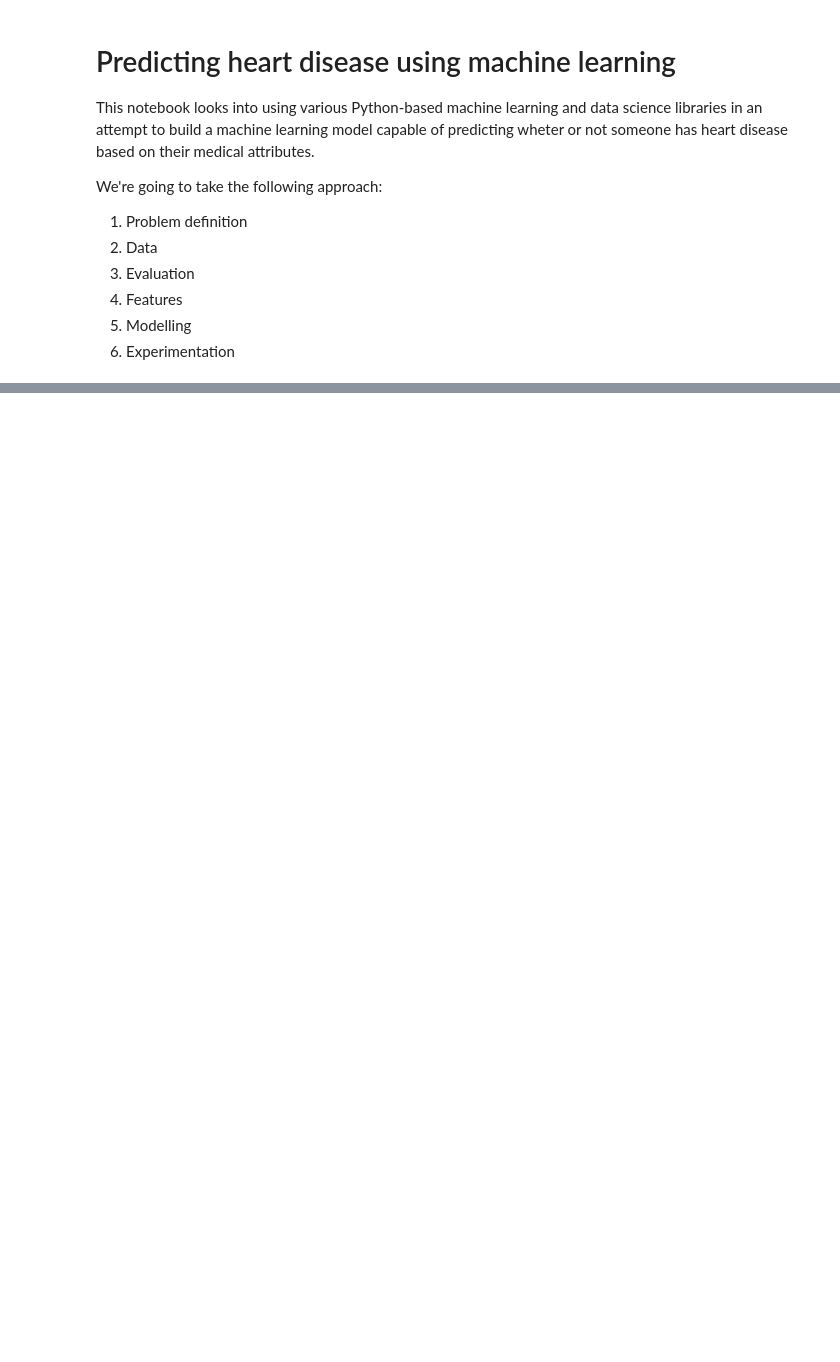
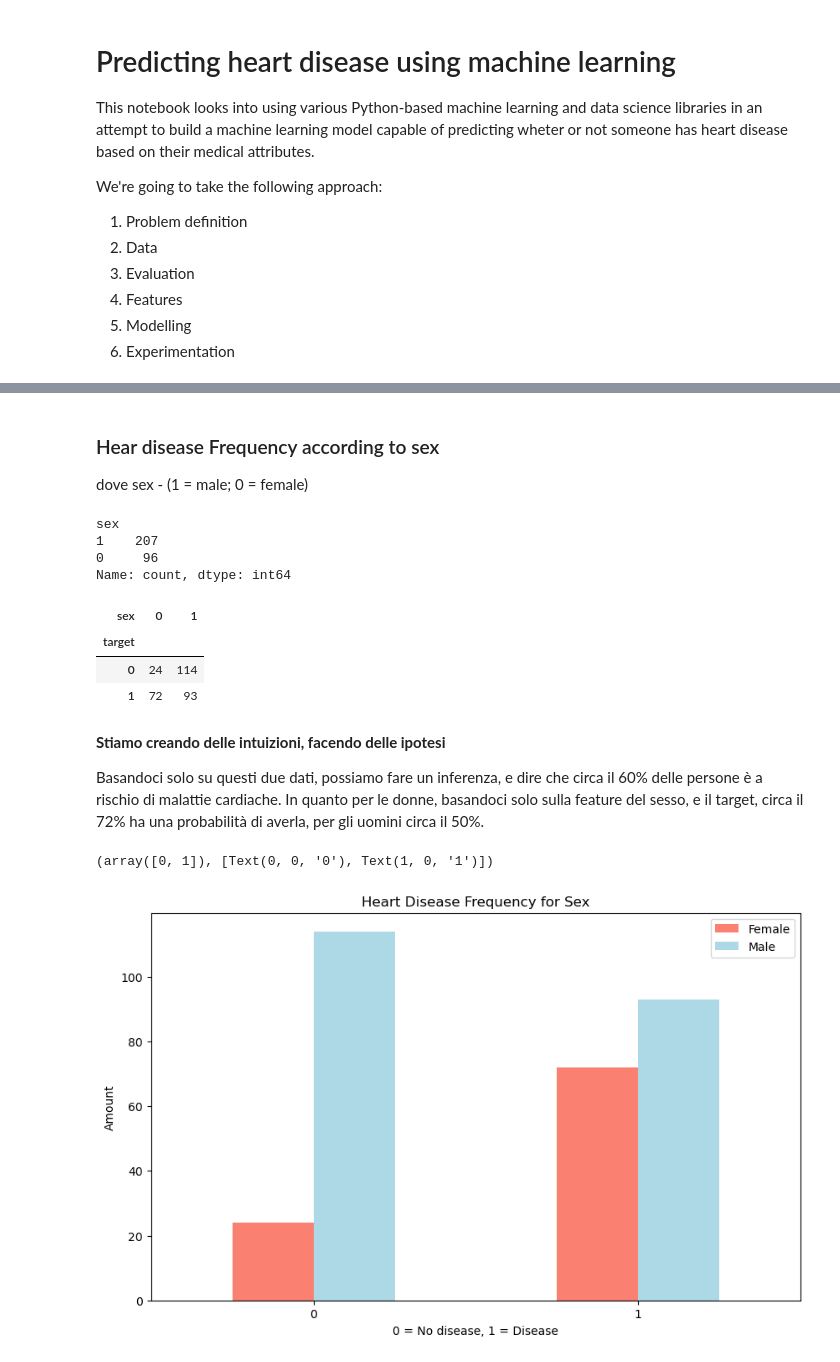
Before and after one commit to Pandagan-85/ZTM-Machine-learning, a Jupyter notebook: heart-disease-project/end-to-end-heart-disease-classification.ipynb, the cells around one changed output, grey strips where cells are left out. Drawn from its saved outputs; the diff is of its cells as text; code cells hidden in the pictures; blank space fills up the shorter version.

```diff
--- a/heart-disease-project/end-to-end-heart-disease-classification.ipynb
+++ b/heart-disease-project/end-to-end-heart-disease-classification.ipynb
@@ -37,0 +188,38 @@ Nel dataset, dalla documentazione da cui lo abbiamo preso, scopriamo che di 76 a
+# %% [markdown]
+### Hear disease Frequency according to sex
+
+dove sex - (1 = male; 0 = female)
+# %%
+df.sex.value_counts()
+# %% [output]
+sex
+1    207
+0     96
+Name: count, dtype: int64
+# %%
+# Compare target column to sex column
+pd.crosstab(df.target, df.sex)
+# %% [output]
+| sex | 0 | 1 |
+| target |  |  |
+| 0 | 24 | 114 |
+| 1 | 72 | 93 |
+# %% [markdown]
+**Stiamo creando delle intuizioni, facendo delle ipotesi**
+
+Basandoci solo su questi due dati, possiamo fare un inferenza, e dire che circa il 60% delle persone è a rischio di malattie cardiache. In quanto per le donne, basandoci solo sulla feature del sesso, e il target, circa il 72% ha una probabilità di averla, per gli uomini circa il 50%.
+# %%
+# Create a plot of crosstab
+
+pd.crosstab(df.target, df.sex).plot(kind="bar",
+                                    figsize=(10,6),
+                                    color=["salmon", "lightblue"])
+
+plt.title("Heart Disease Frequency for Sex")
+plt.xlabel("0 = No disease, 1 = Disease")
+plt.ylabel("Amount")
+plt.legend(["Female", "Male"])
+plt.xticks(rotation = 0) # ruota i numeri 0 e 1 dell'asse x
+# %% [output]
+(array([0, 1]), [Text(0, 0, '0'), Text(1, 0, '1')])
+[figure, added]
```
Also changed, not shown: parts of 23 cells of this notebook.
